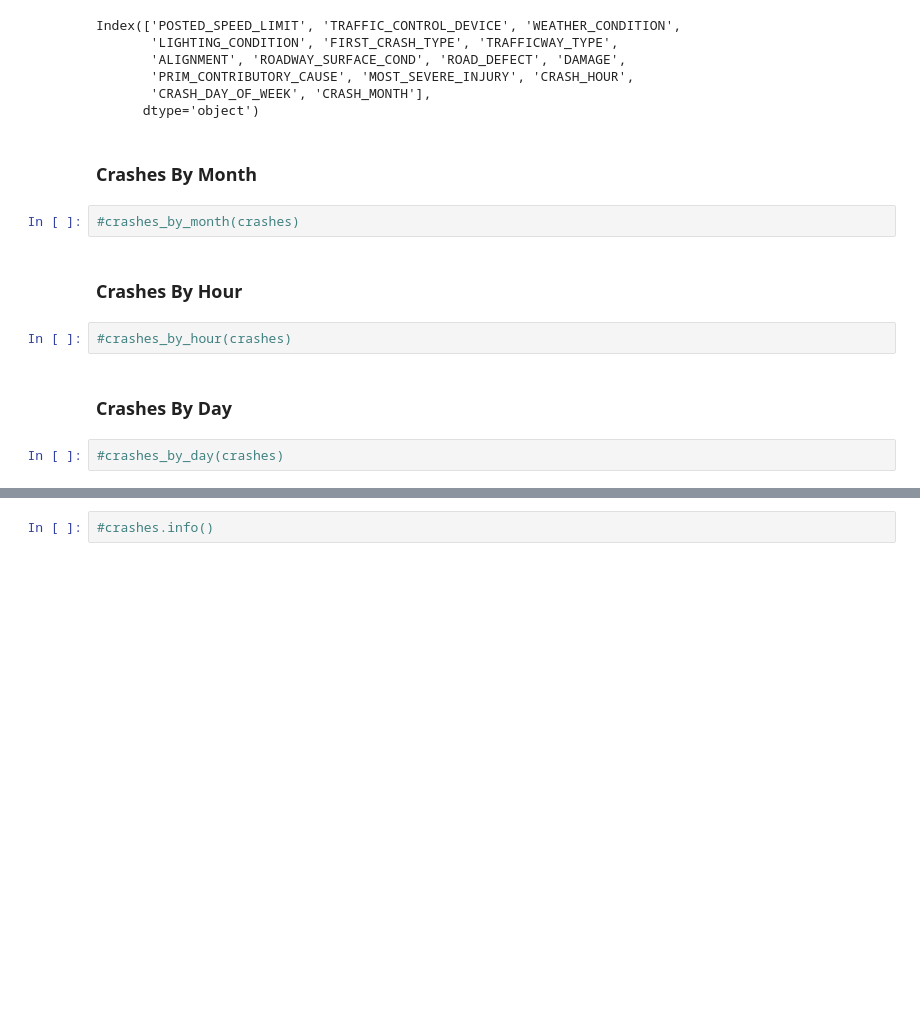
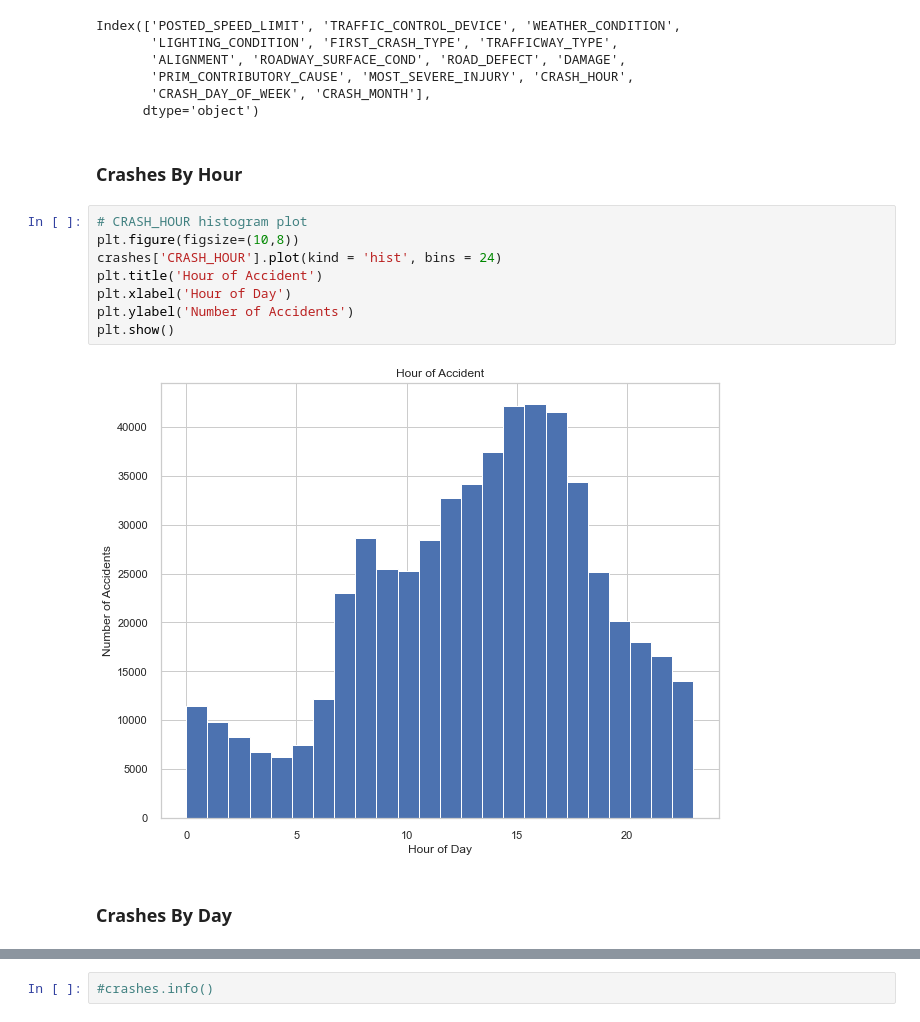
Before and after one commit to alexcasey92/Crash-Severity-Prediction, a Jupyter notebook: technical_notebook.ipynb, the cells around one changed output, grey strips where cells are left out. Saved outputs shown, nothing was run; the diff lists cells and outputs as text; blank space fills up the shorter version.

```diff
--- a/technical_notebook.ipynb
+++ b/technical_notebook.ipynb
@@ -822,15 +519,17 @@ Index(['POSTED_SPEED_LIMIT', 'TRAFFIC_CONTROL_DEVICE', 'WEATHER_CONDITION',
        'PRIM_CONTRIBUTORY_CAUSE', 'MOST_SEVERE_INJURY', 'CRASH_HOUR',
        'CRASH_DAY_OF_WEEK', 'CRASH_MONTH'],
       dtype='object')
-# %% [markdown]
-### Crashes By Month
-# %%
-#crashes_by_month(crashes)
 # %% [markdown]
 ### Crashes By Hour
-# %%
-#crashes_by_hour(crashes)
+# %%
+# CRASH_HOUR histogram plot
+plt.figure(figsize=(10,8))
+crashes['CRASH_HOUR'].plot(kind = 'hist', bins = 24)
+plt.title('Hour of Accident')
+plt.xlabel('Hour of Day')
+plt.ylabel('Number of Accidents')
+plt.show()
+# %% [output]
+[figure, added]
 # %% [markdown]
 ### Crashes By Day
-# %%
-#crashes_by_day(crashes)
```
Also changed, not shown: parts of 28 cells of this notebook, 1 other file.
